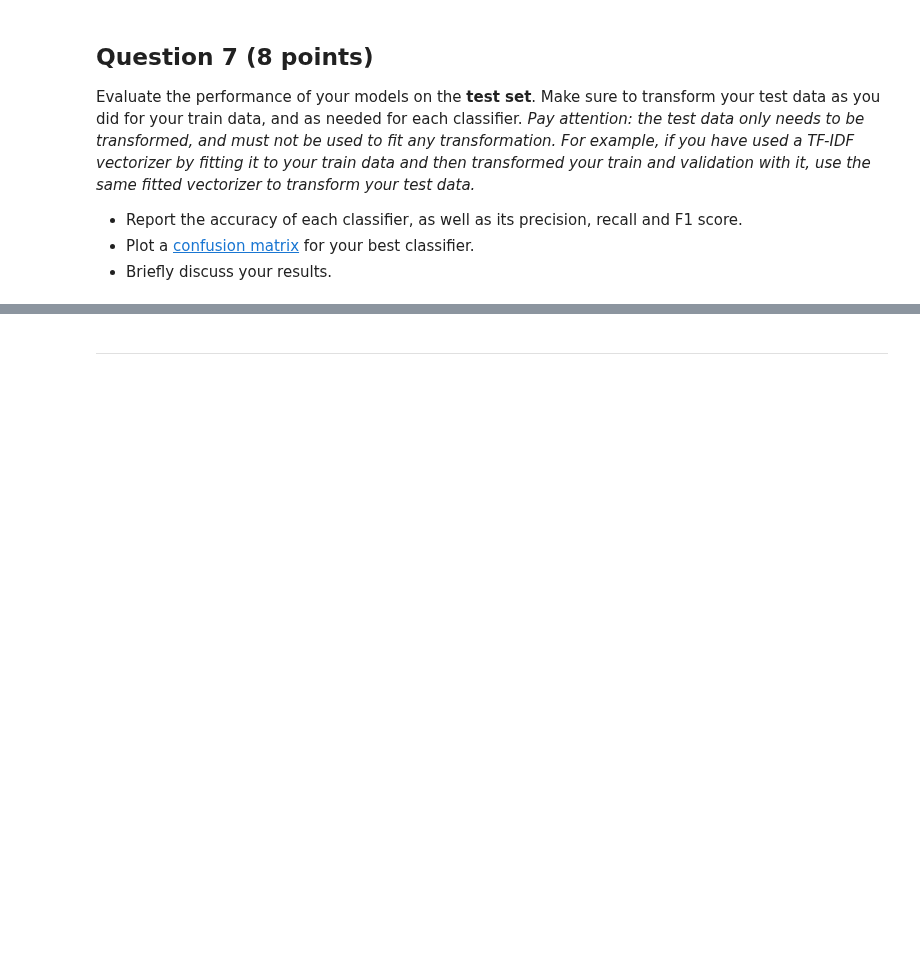
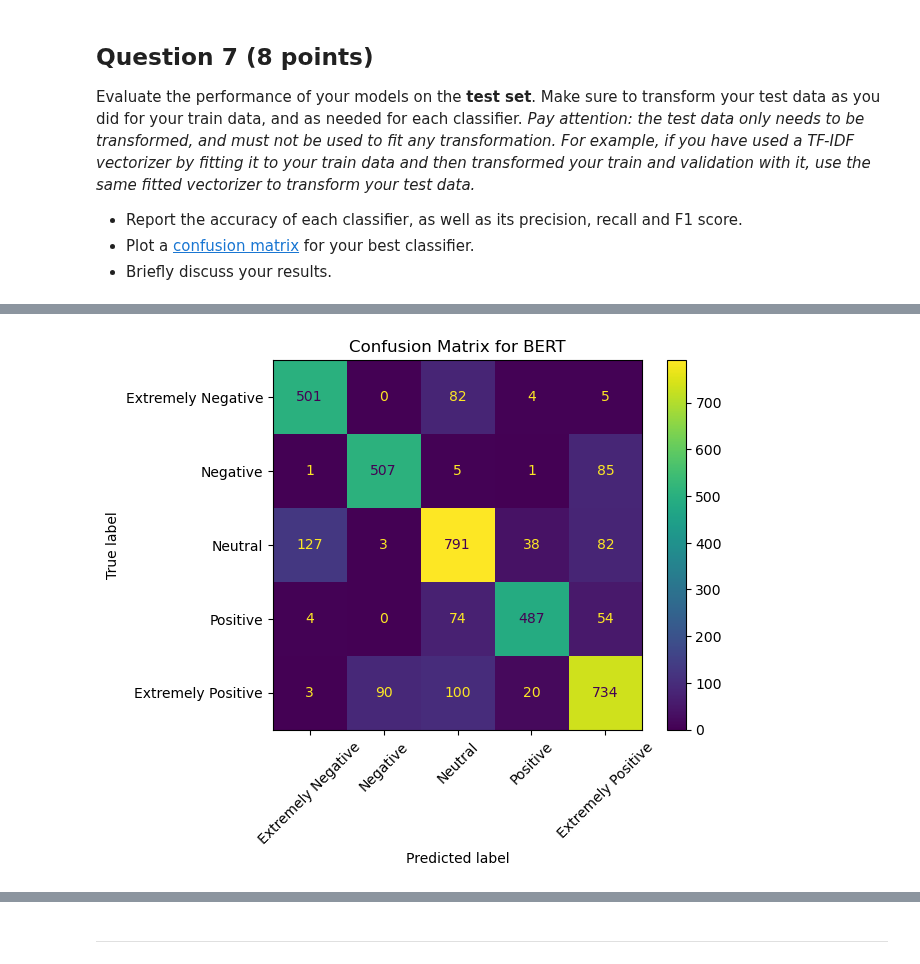
Before and after one commit to zhao-rry/AUC_TM_2025, a Jupyter notebook: my_stuff/ass3_harry/notebook.ipynb, the cells around one changed output, grey strips where cells are left out. Cells and saved outputs as stored; diff of their text form; code cells hidden in the pictures; blank space fills up the shorter version.

```diff
--- a/my_stuff/ass3_harry/notebook.ipynb
+++ b/my_stuff/ass3_harry/notebook.ipynb
@@ -310,0 +500,21 @@ df_test = pd.read_csv("data/Corona_NLP_test.csv")
+# %%
+# your code here
+
+df_test = pd.read_csv("data/Corona_NLP_test.csv")
+X_test = pd.Series(doc_to_string(doc) for doc in nlp.pipe(df_test["OriginalTweet"]))
+y_test = df_test["Sentiment"]
+
+X_test_tfidf = tfidf.transform(X_test)
+y_testpred_logreg = tfidf_logreg.predict(X_test_tfidf)
+classification_report(y_testpred_logreg, y_test, X_test, "TF-IDF Logistic Regression")
+
+print("\n")
+X_test_tfidf_svd = svd.transform(X_test_tfidf)
+y_testpred_lda = lda.predict(X_test_tfidf_svd)
+classification_report(y_testpred_lda, y_test, X_test, "TF-IDF Linear Discriminant Analysis with TSVD")
+
+print("\n")
+test_set = TweetDataset(X_test, y_test, tokeniser, MAX_LEN, False)
+test_logits = trainer.predict(test_dataset = test_set).predictions
+y_testpred_bert = [id_to_label[id] for id in np.argmax(test_logits, axis = 1)]
+classification_report(y_testpred_bert, y_test, X_test, "BERT for Sequence Classification")
@@ -310,0 +539,15 @@ df_test = pd.read_csv("data/Corona_NLP_test.csv")
+# %%
+import matplotlib.pyplot as plt
+from sklearn.metrics import ConfusionMatrixDisplay
+
+ax = plt.subplots()[1]
+disp = ConfusionMatrixDisplay.from_predictions(
+    y_test, y_testpred_bert,
+    display_labels = LABELS,
+    ax = ax,
+    xticks_rotation = 45
+)
+ax.title.set_text("Confusion Matrix for BERT")
+plt.show()
+# %% [output]
+[figure, added]
```
Also changed, not shown: parts of 21 cells of this notebook.
